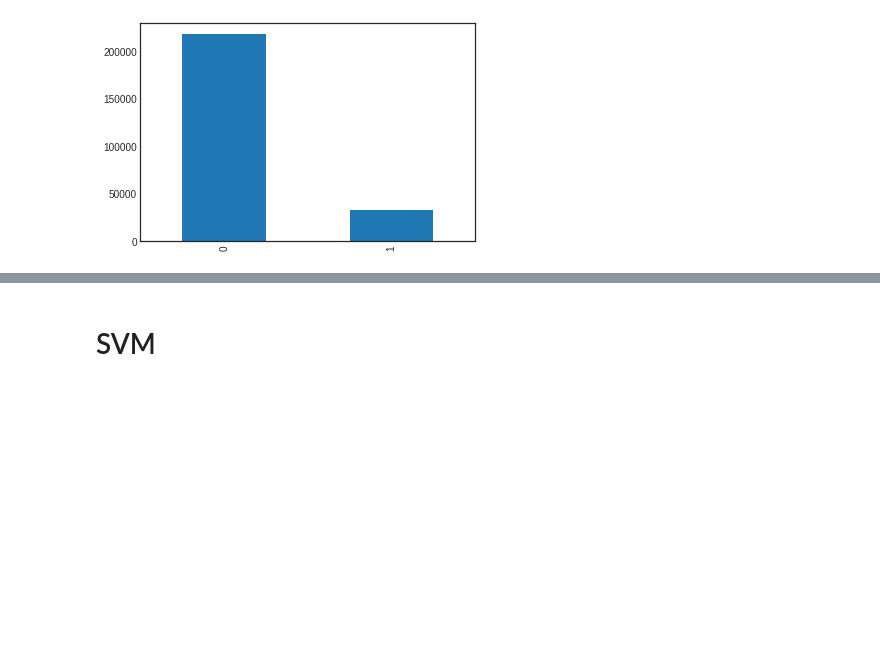
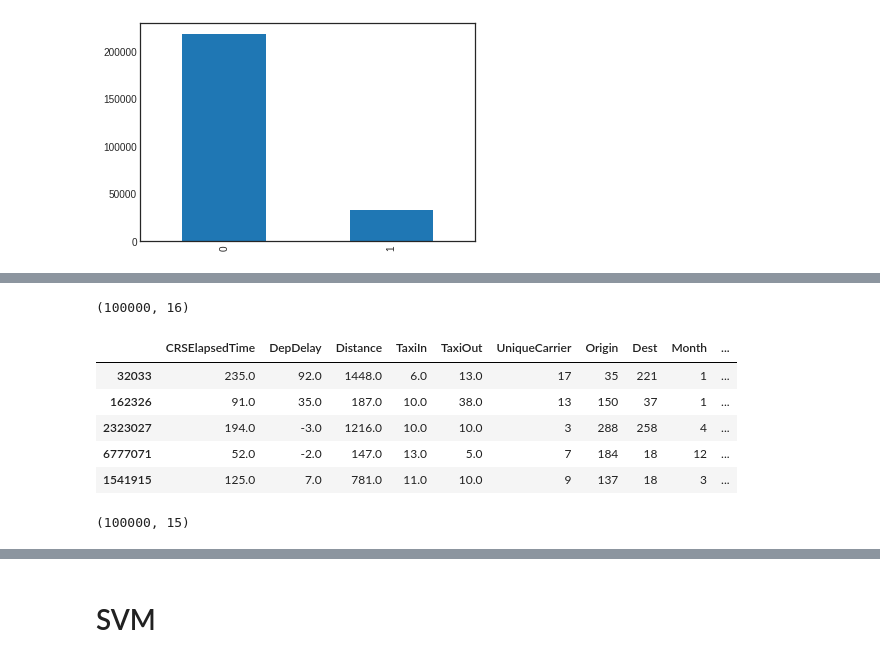
Before and after one commit to vantuan5644/MachineLearningCourse, a Jupyter notebook: Airline_Arrivals.ipynb, the cells around one changed output, grey strips where cells are left out. Cells and saved outputs as stored; diff of their text form; code cells hidden in the pictures; blank space fills up the shorter version.

```diff
--- a/Airline_Arrivals.ipynb
+++ b/Airline_Arrivals.ipynb
@@ -922,0 +1035,12 @@ Fitting 5 folds for each of 100 candidates, totalling 500 fits
+# %%
+train_df_subset_smaller = train_df_subset.sample(n=100000, replace=False, random_state=90)
+print(train_df_subset_smaller.shape)
+train_df_subset_smaller.head()
+# %% [output]
+(100000, 16)
+|  | CRSElapsedTime | DepDelay | Distance | TaxiIn | TaxiOut | UniqueCarrier | Origin | Dest | Month | ... |
+| 32033 | 235.0 | 92.0 | 1448.0 | 6.0 | 13.0 | 17 | 35 | 221 | 1 | ... |
+| 162326 | 91.0 | 35.0 | 187.0 | 10.0 | 38.0 | 13 | 150 | 37 | 1 | ... |
+| 2323027 | 194.0 | -3.0 | 1216.0 | 10.0 | 10.0 | 3 | 288 | 258 | 4 | ... |
+| 6777071 | 52.0 | -2.0 | 147.0 | 13.0 | 5.0 | 7 | 184 | 18 | 12 | ... |
+| 1541915 | 125.0 | 7.0 | 781.0 | 11.0 | 10.0 | 9 | 137 | 18 | 3 | ... |
@@ -922,0 +1050,4 @@ Fitting 5 folds for each of 100 candidates, totalling 500 fits
+# %%
+print(X.shape)
+# %% [output]
+(100000, 15)
```
Also changed, not shown: parts of 40 cells of this notebook.
